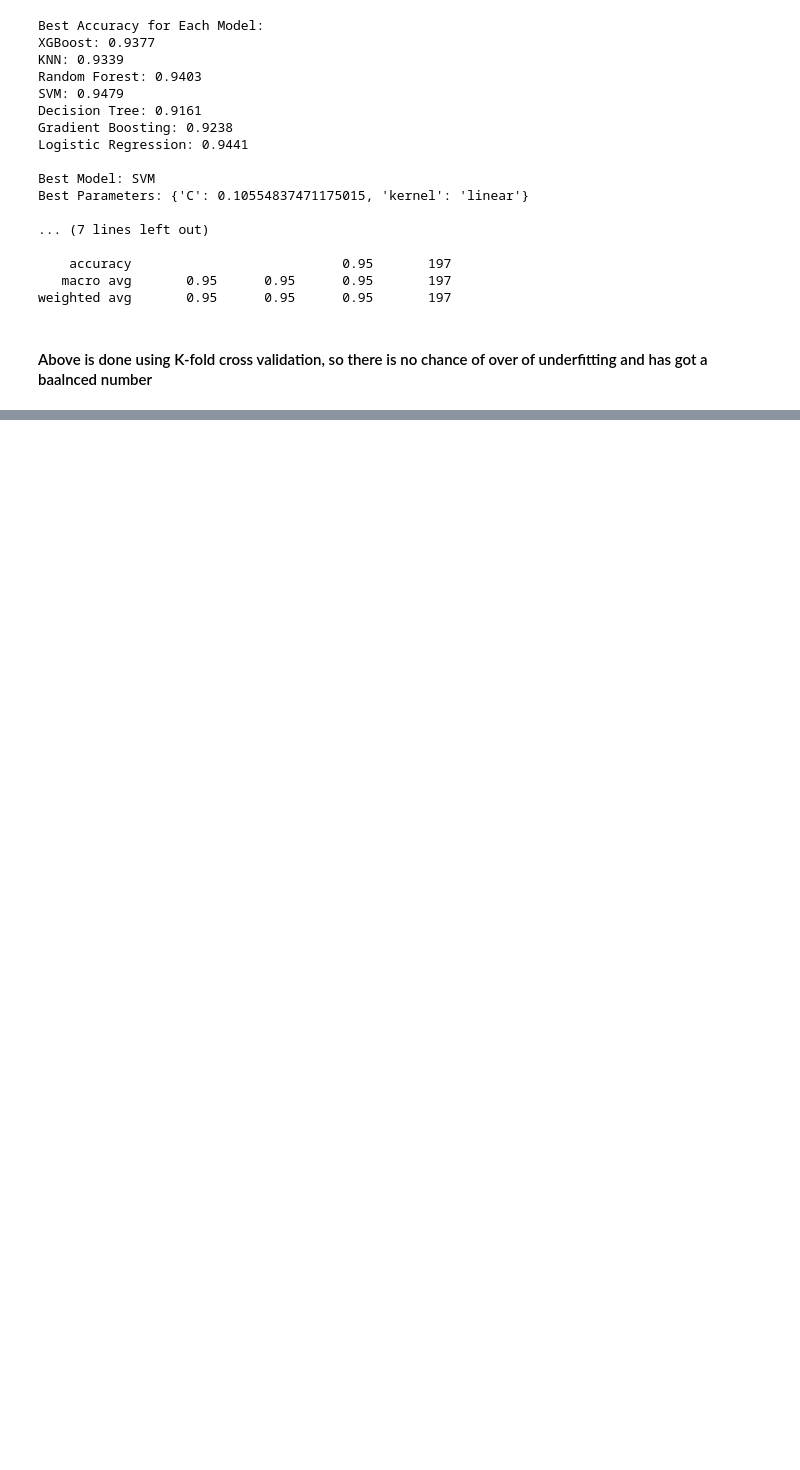
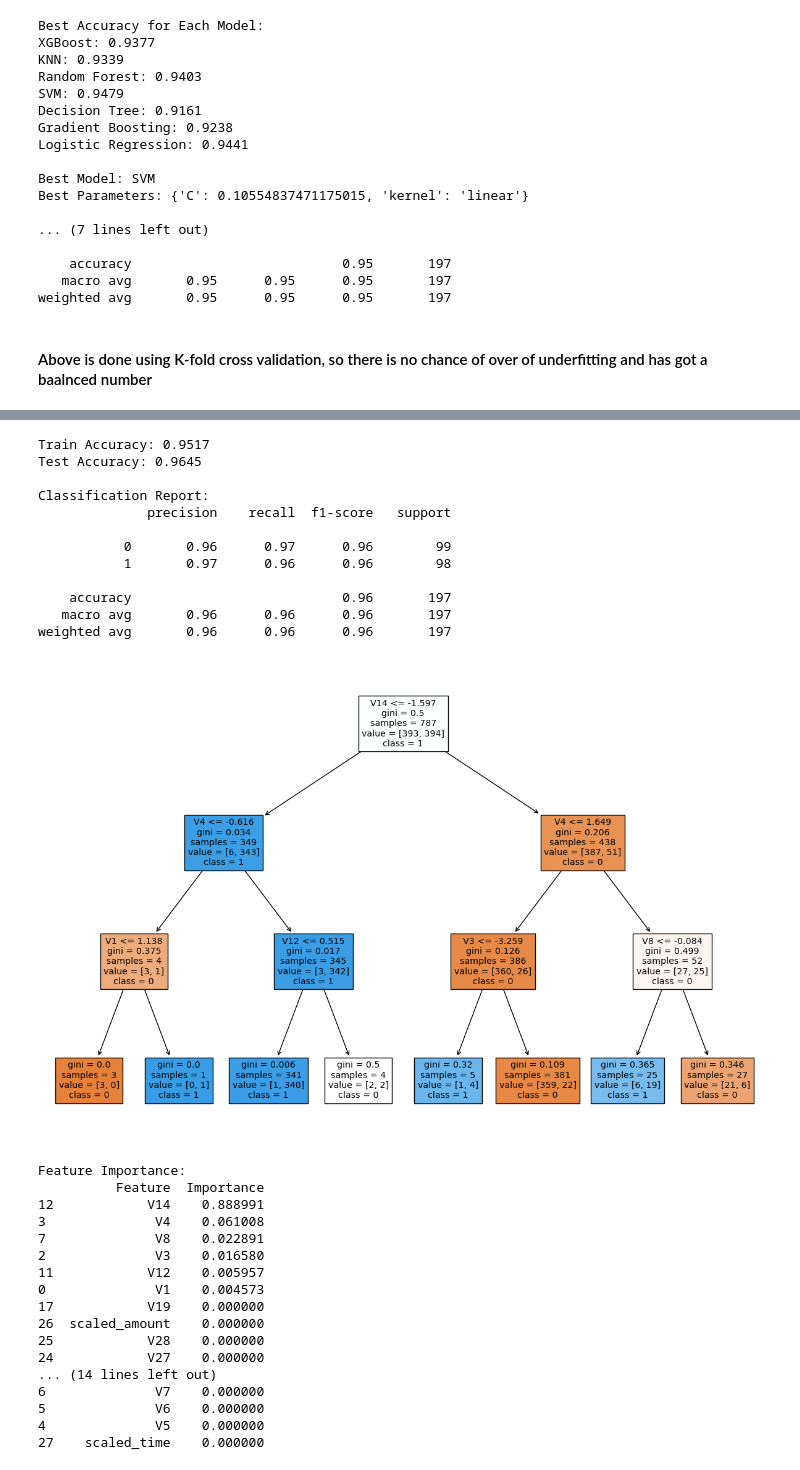
Before and after one commit to theraghavjuneja/credit-card-fraud-detect, a Jupyter notebook: credit_card_fraud_detection/notebooks/02-2-undersamplingWithoutOutlier.ipynb, the cells around one changed output, grey strips where cells are left out. Drawn from its saved outputs; the diff is of its cells as text; code cells hidden in the pictures; blank space fills up the shorter version.

```diff
--- a/credit_card_fraud_detection/notebooks/02-2-undersamplingWithoutOutlier.ipynb
+++ b/credit_card_fraud_detection/notebooks/02-2-undersamplingWithoutOutlier.ipynb
@@ -533,0 +593,47 @@ Fitting 5 folds for each of 72 candidates, totalling 360 fits
+# %%
+dt = DecisionTreeClassifier(criterion='gini', max_depth=3, min_samples_leaf=1, min_samples_split=2, random_state=42)
+
+dt.fit(X_train, y_train)
+y_pred = dt.predict(X_test)
+
+accuracy = accuracy_score(y_train, dt.predict(X_train))
+test_accuracy = accuracy_score(y_test, y_pred)
+print(f"Train Accuracy: {accuracy:.4f}")
+print(f"Test Accuracy: {test_accuracy:.4f}")
+print("\nClassification Report:")
+print(classification_report(y_test, y_pred))
+
+plt.figure(figsize=(15, 10))
+plot_tree(dt, feature_names=X_train.columns, class_names=np.unique(y_train).astype(str), filled=True)
+plt.show()
+# %% [output]
+Train Accuracy: 0.9517
+Test Accuracy: 0.9645
+
+Classification Report:
+              precision    recall  f1-score   support
+
+           0       0.96      0.97      0.96        99
+           1       0.97      0.96      0.96        98
+
+    accuracy                           0.96       197
+   macro avg       0.96      0.96      0.96       197
+weighted avg       0.96      0.96      0.96       197
+[figure, added]
+Feature Importance:
+          Feature  Importance
+12            V14    0.888991
+3              V4    0.061008
+7              V8    0.022891
+2              V3    0.016580
+11            V12    0.005957
+0              V1    0.004573
+17            V19    0.000000
+26  scaled_amount    0.000000
+25            V28    0.000000
+24            V27    0.000000
+... (14 lines left out)
+6              V7    0.000000
+5              V6    0.000000
+4              V5    0.000000
+27    scaled_time    0.000000
```
Also changed, not shown: parts of 8 cells of this notebook, 2 other files.
